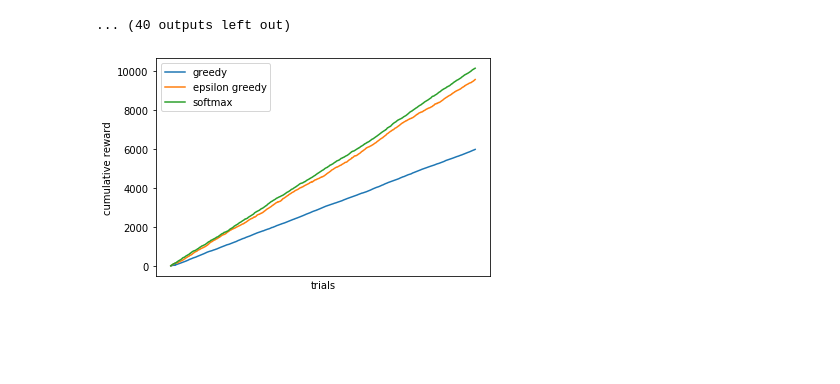
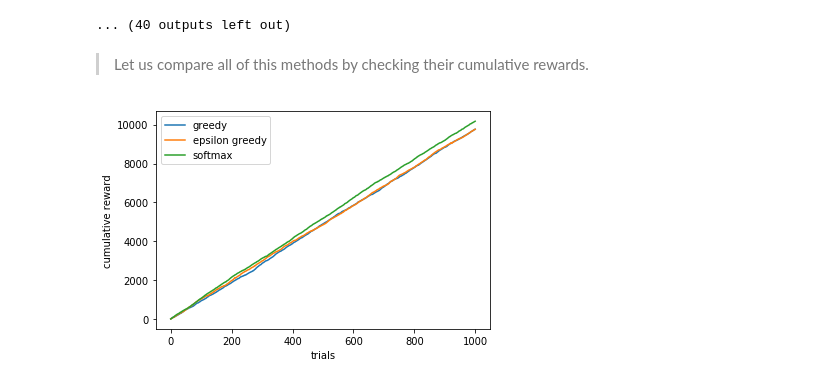
Before and after one commit to iam-sr13/IN-792-RL, a Jupyter notebook: NBandit .ipynb, the cells around one changed output. Saved outputs shown, nothing was run; the diff lists cells and outputs as text; code cells hidden in the pictures; blank space fills up the shorter version.

```diff
--- a/NBandit .ipynb
+++ b/NBandit .ipynb
@@ -276,20 +287,21 @@ To quit Press Q else Press any key to continue:
 [figure]
 [figure]
 ... (40 outputs left out)
+# %% [markdown]
+> Let us compare all of this methods by checking their cumulative rewards.
 # %%
 # Cumulative Reward plots for comparison
 
-grew=rl_util.n_armed_bandit_greedy([4,6,8,10],[10,2,15,5],sample,interact=False)
-egrew=rl_util.n_armed_bandit_eps_greedy([4,6,8,10],[10,2,15,5],interact=False)
-sgrew=rl_util.n_armed_bandit_softy([4,6,8,10],[10,2,15,5],interact=False)
+grew=rl_util.n_armed_bandit_greedy([4,6,8,10],[10,2,15,5],interact=False, sz=1000)
+egrew=rl_util.n_armed_bandit_eps_greedy([4,6,8,10],[10,2,15,5],interact=False, sz=1000)
+sgrew=rl_util.n_armed_bandit_softy([4,6,8,10],[10,2,15,5],interact=False, sz=1000)
 
 plt.plot(grew,label="greedy")
 plt.plot(egrew,label="epsilon greedy")
 plt.plot(sgrew,label="softmax")
 plt.xlabel("trials")
-plt.xticks([])
 plt.ylabel("cumulative reward")
 plt.legend(loc='best')
 plt.show()
 # %% [output]
-[figure, old version]
+[figure, new version]
```
Also changed, not shown: parts of 7 cells of this notebook.
